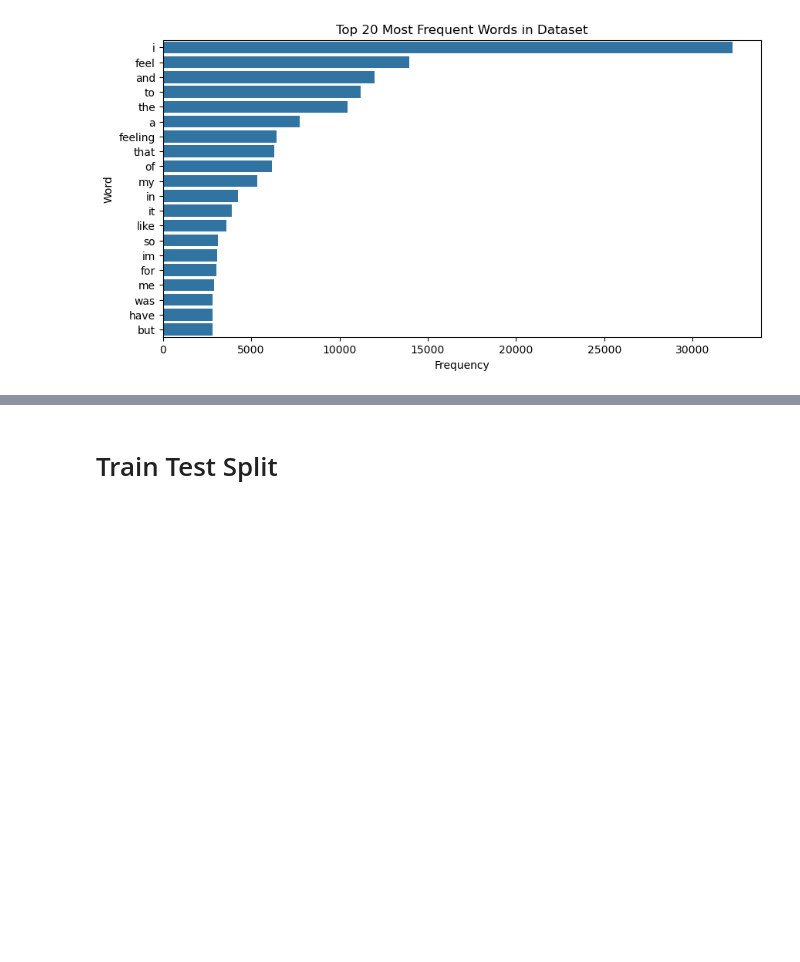
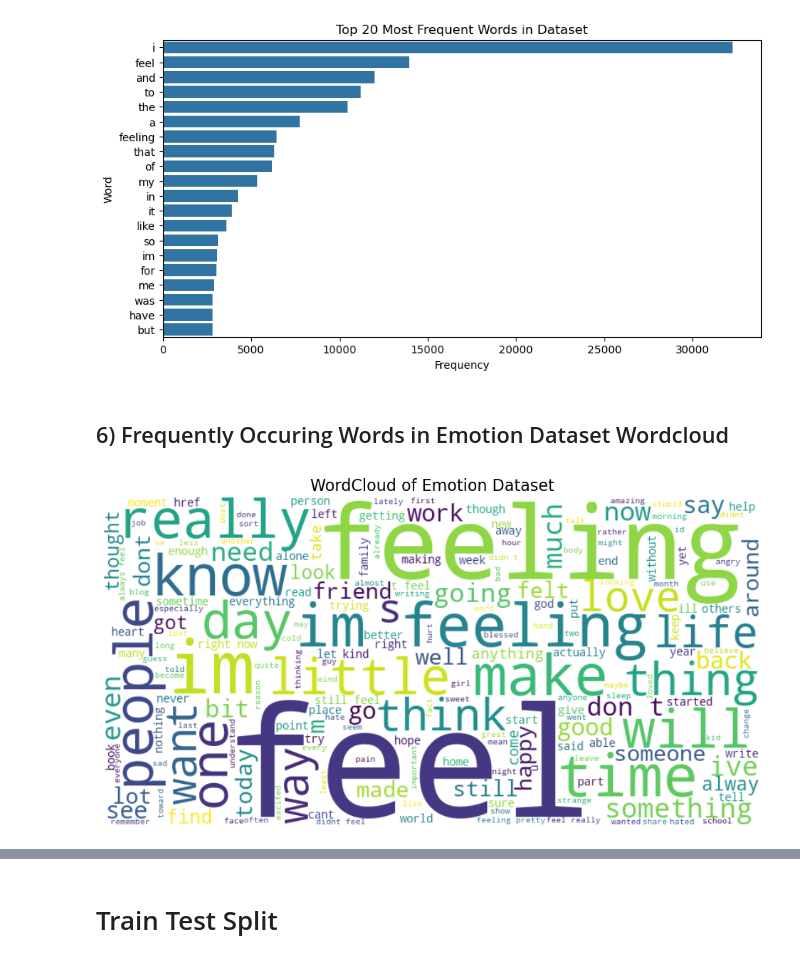
Before and after one commit to PranavSharma195/Emotion-Prediction, a Jupyter notebook: 23048577_Pranav_Sharma.ipynb, the cells around one changed output, grey strips where cells are left out. Drawn from its saved outputs; the diff is of its cells as text; code cells hidden in the pictures; blank space fills up the shorter version.

```diff
--- a/23048577_Pranav_Sharma.ipynb
+++ b/23048577_Pranav_Sharma.ipynb
@@ -169,3 +169,26 @@ plt.title("Top 20 Most Frequent Words in Dataset")
 plt.show()
 # %% [output]
 [figure]
+# %% [markdown]
+## 6) Frequently Occuring Words in Emotion Dataset Wordcloud
+# %%
+from wordcloud import WordCloud
+import matplotlib.pyplot as plt
+
+# Combine all text
+all_text = " ".join(df["text"].astype(str))
+
+wordcloud = WordCloud(
+    width=800,
+    height=400,
+    background_color="white",
+    max_words=200
+).generate(all_text)
+
+plt.figure(figsize=(12, 6))
+plt.imshow(wordcloud, interpolation="bilinear")
+plt.axis("off")
+plt.title("WordCloud of Emotion Dataset", fontsize=16)
+plt.show()
+# %% [output]
+[figure, added]
```
Also changed, not shown: parts of 39 cells of this notebook, 2 other files.
